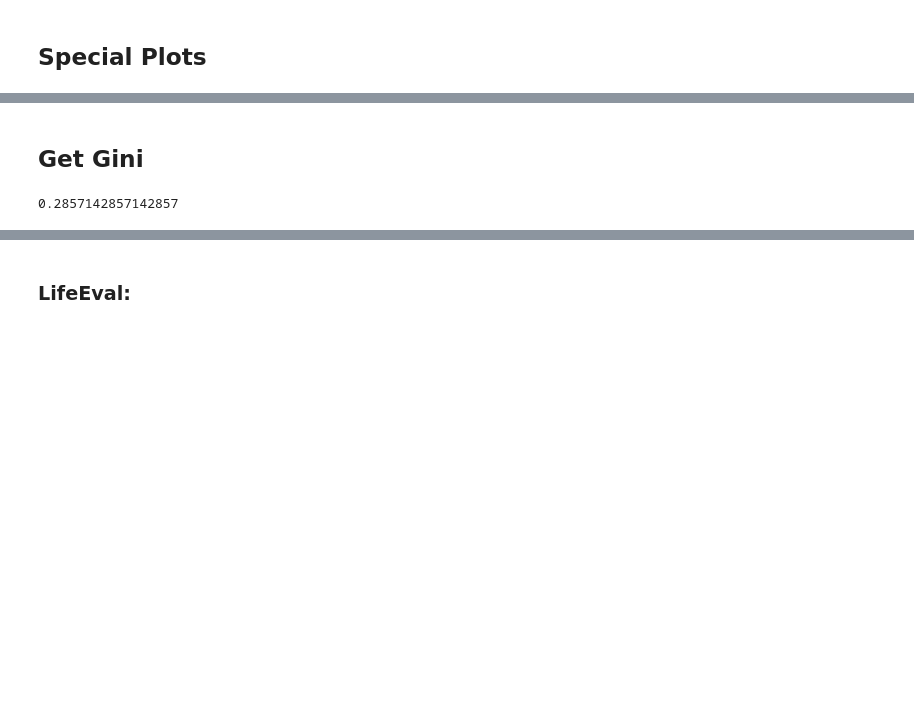
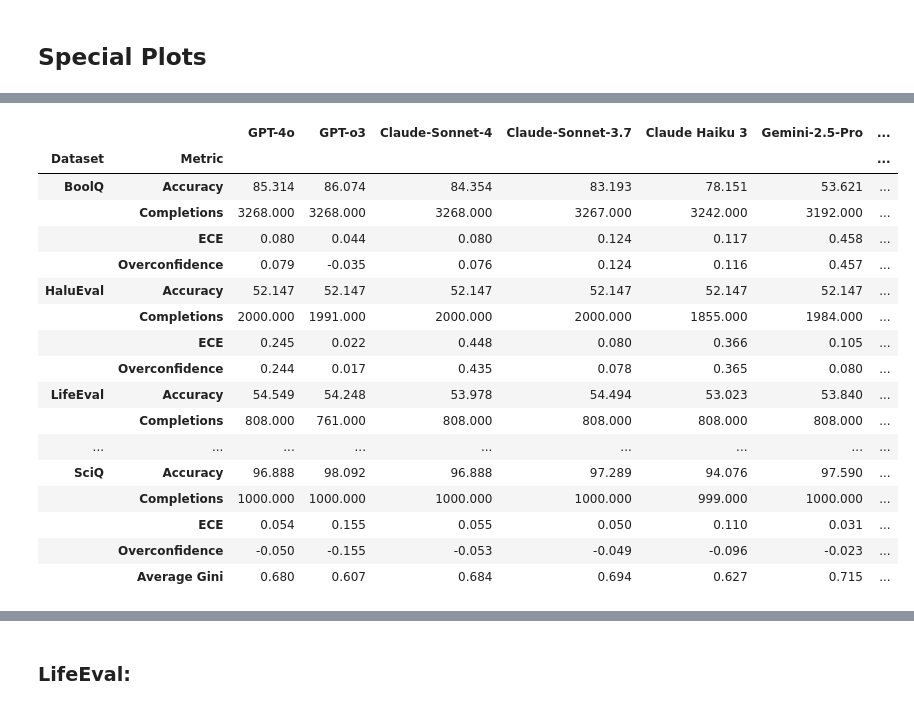
Before and after one commit to NoamMichael/Comparing-Confidence-in-LLMs, a Jupyter notebook: get_results_analysis.ipynb, the cells around one changed output, grey strips where cells are left out. Drawn from its saved outputs; the diff is of its cells as text; code cells hidden in the pictures; blank space fills up the shorter version.

```diff
--- a/get_results_analysis.ipynb
+++ b/get_results_analysis.ipynb
@@ -2725,26 +2901,3 @@ Dataset & Metric &  &  &  &  &  &  &  &  &  &  &  \\
 \caption{Performance across datasets and models.}
 \label{tab:results}
 \end{table*}
-# %% [markdown]
-## Get Gini
-# %%
-# Implementation from Warren Weckesser on stack overflow:
-
-def gini(x: list):
-    # (Warning: This is a concise implementation, but it is O(n**2)
-    # in time and memory, where n = len(x).  *Don't* pass in huge
-    # samples!)
-
-    # Mean absolute difference
-    mad = np.abs(np.subtract.outer(x, x)).mean()
-    # Relative mean absolute difference
-    rmad = mad/np.mean(x)
-    # Gini coefficient
-    g = 0.5 * rmad
-    return g
-
-test_vals = [1000,2000,3000,4000,5000,6000,7000]
-
-gini(test_vals)
-# %% [output]
-0.2857142857142857
@@ -2774,0 +2904,21 @@ def gini(x: list):
+# %%
+table_df
+# %% [output]
+|  |  | GPT-4o | GPT-o3 | Claude-Sonnet-4 | Claude-Sonnet-3.7 | Claude Haiku 3 | Gemini-2.5-Pro | ... |
+| Dataset | Metric |  |  |  |  |  |  | ... |
+| BoolQ | Accuracy | 85.314 | 86.074 | 84.354 | 83.193 | 78.151 | 53.621 | ... |
+|  | Completions | 3268.000 | 3268.000 | 3268.000 | 3267.000 | 3242.000 | 3192.000 | ... |
+|  | ECE | 0.080 | 0.044 | 0.080 | 0.124 | 0.117 | 0.458 | ... |
+|  | Overconfidence | 0.079 | -0.035 | 0.076 | 0.124 | 0.116 | 0.457 | ... |
+| HaluEval | Accuracy | 52.147 | 52.147 | 52.147 | 52.147 | 52.147 | 52.147 | ... |
+|  | Completions | 2000.000 | 1991.000 | 2000.000 | 2000.000 | 1855.000 | 1984.000 | ... |
+|  | ECE | 0.245 | 0.022 | 0.448 | 0.080 | 0.366 | 0.105 | ... |
+|  | Overconfidence | 0.244 | 0.017 | 0.435 | 0.078 | 0.365 | 0.080 | ... |
+| LifeEval | Accuracy | 54.549 | 54.248 | 53.978 | 54.494 | 53.023 | 53.840 | ... |
+|  | Completions | 808.000 | 761.000 | 808.000 | 808.000 | 808.000 | 808.000 | ... |
+| ... | ... | ... | ... | ... | ... | ... | ... | ... |
+| SciQ | Accuracy | 96.888 | 98.092 | 96.888 | 97.289 | 94.076 | 97.590 | ... |
+|  | Completions | 1000.000 | 1000.000 | 1000.000 | 1000.000 | 999.000 | 1000.000 | ... |
+|  | ECE | 0.054 | 0.155 | 0.055 | 0.050 | 0.110 | 0.031 | ... |
+|  | Overconfidence | -0.050 | -0.155 | -0.053 | -0.049 | -0.096 | -0.023 | ... |
+|  | Average Gini | 0.680 | 0.607 | 0.684 | 0.694 | 0.627 | 0.715 | ... |
```
Also changed, not shown: parts of 17 cells of this notebook, 13 other files.
